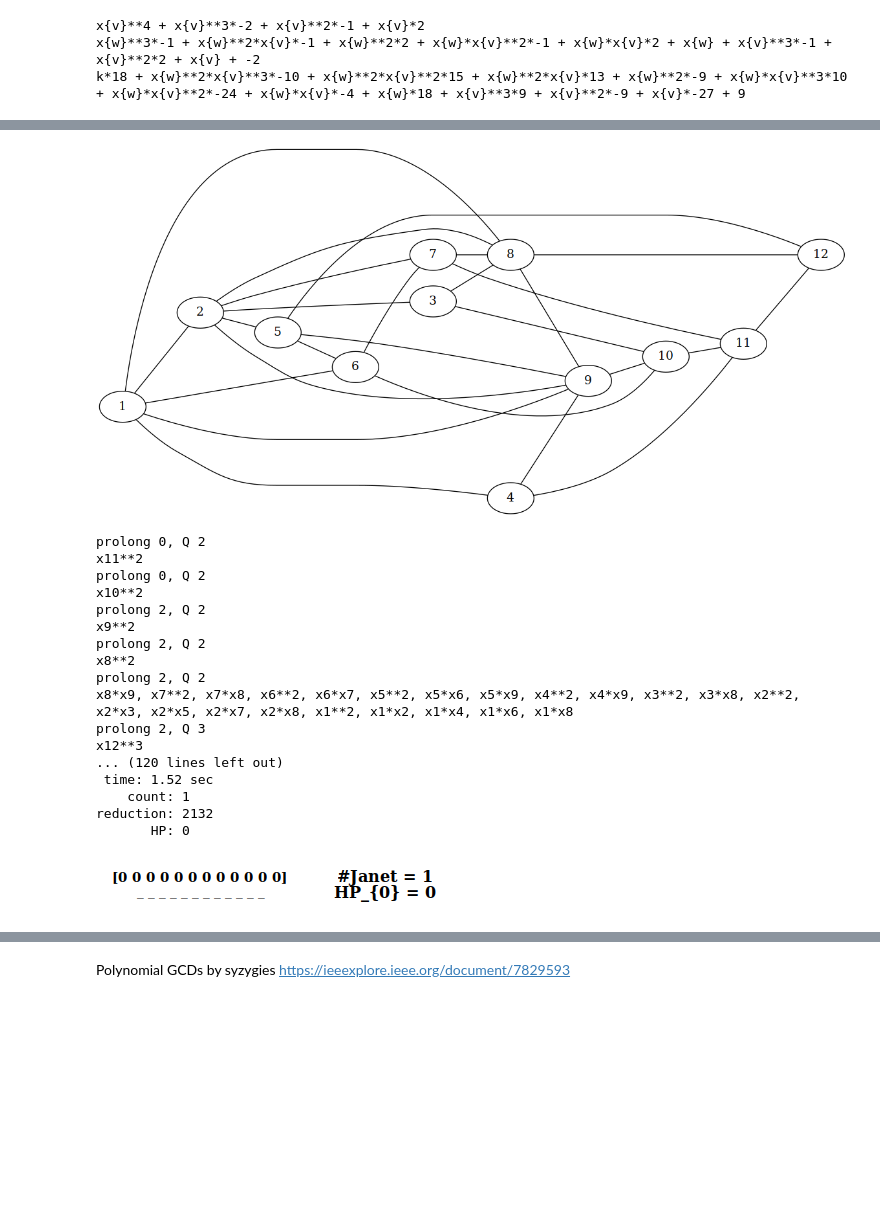
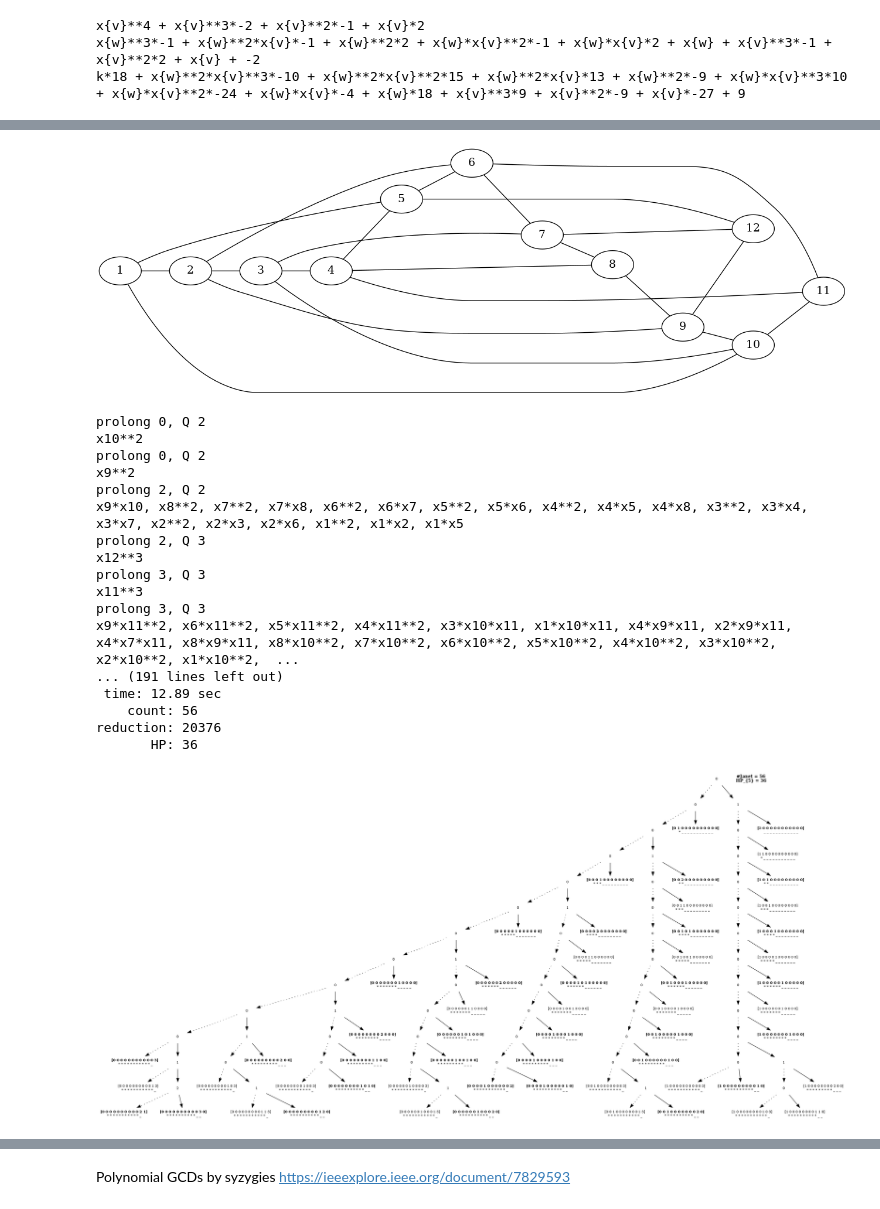
Before and after one commit to blinkovua/IDPO, a Jupyter notebook: poly_ring.ipynb, the cells around one changed output, grey strips where cells are left out. Drawn from its saved outputs; the diff is of its cells as text; code cells hidden in the pictures; blank space fills up the shorter version.

```diff
--- a/poly_ring.ipynb
+++ b/poly_ring.ipynb
@@ -628,35 +636,33 @@ C. Y. Chao and Z. Chen, On uniquely 3-colorable graphs, Discrete Math. 112 (1993
 # %%
 graph = (
-(1, 2, 4, 6, 8, 9),\
-(2, 3, 5, 7, 8, 9),\
-(3, 8, 10),\
-(4, 9, 11),\
-(5, 6, 9, 12),\
-(6, 7, 10),\
-(7, 8, 11),\
-(8, 9, 12),\
-(9, 10),\
+(1, 2, 5, 10),\
+(2, 3, 6, 9),\
+(3, 4, 7, 10),\
+(4, 5, 8, 11),\
+(5, 6, 12),\
+(6, 7, 11),\
+(7, 8, 12),\
+(8, 9),\
+(9, 10, 12),\
 (10, 11),\
-(11, 12),\
 )
 
 g, edge = gv.graph('grey'), {}
 gv.setv(g, 'rankdir', 'LR')
 for vs in graph:
     a = gv.node(g, str(vs[0]))
     if vs[0] not in edge: edge[vs[0]] = a
     for v in vs[1:]:
         if v not in edge: edge[v] = gv.node(g, str(v))
         gv.edge(a, edge[v])
 gv.layout(g, 'dot')
 gv.render(g, "png", 'grey.png')
 Image('grey.png')
 # %% [output]
-[figure, old version]
+[figure, new version]
 # %%
 Monom.cmp = Monom.TOPdeglex
-var = [f"x{vs[0]}" for vs in graph]
-var.append(f"x{graph[-1][-1]}")
+var = [f"x{vs}" for vs in range(1, 13)]
 fun = []
 Monom.init(var, fun)
 for i, g in enumerate(var):
@@ -665,8 +671,8 @@ test = Janet()
 lst = [eval(f"{v}**3 + {v}*-1") for v in var]
 # lst = [eval(f"{v}**4 + {v}**3*-2 + {v}**2*-1 + {v}*2") for v in var]
 for vs in graph:
+    w = vs[0]
     for v in vs[1:]:
-        w = vs[0]
         lst.append(eval(f"x{w}**2*-1 + x{w}*x{v}*-1 + x{v}**2*-1 + 1"))
 #         lst.append(eval(f"""x{w}**3*-1 + x{w}**2*x{v}*-1 + x{w}**2*2\
 # + x{w}*x{v}**2*-1 + x{w}*x{v}*2 + x{w} + x{v}**3*-1 + x{v}**2*2 + x{v} + -2"""))
@@ -681,24 +687,24 @@ print(f"       HP: {test.HP()}")
 test.saveImage('test.png', level=1)
 Image('./test.png')
 # %% [output]
-prolong 0, Q 2
-x11**2
 prolong 0, Q 2
 x10**2
-prolong 2, Q 2
+prolong 0, Q 2
 x9**2
 prolong 2, Q 2
-x8**2
-prolong 2, Q 2
-x8*x9, x7**2, x7*x8, x6**2, x6*x7, x5**2, x5*x6, x5*x9, x4**2, x4*x9, x3**2, x3*x8, x2**2, x2*x3, x2*x5, x2*x7, x2*x8, x1**2, x1*x2, x1*x4, x1*x6, x1*x8
+x9*x10, x8**2, x7**2, x7*x8, x6**2, x6*x7, x5**2, x5*x6, x4**2, x4*x5, x4*x8, x3**2, x3*x4, x3*x7, x2**2, x2*x3, x2*x6, x1**2, x1*x2, x1*x5
 prolong 2, Q 3
 x12**3
-... (120 lines left out)
- time: 1.52 sec
-    count: 1
-reduction: 2132
-       HP: 0
+prolong 3, Q 3
+x11**3
+prolong 3, Q 3
+x9*x11**2, x6*x11**2, x5*x11**2, x4*x11**2, x3*x10*x11, x1*x10*x11, x4*x9*x11, x2*x9*x11, x4*x7*x11, x8*x9*x11, x8*x10**2, x7*x10**2, x6*x10**2, x5*x10**2, x4*x10**2, x3*x10**2, x2*x10**2, x1*x10**2,  ...
+... (191 lines left out)
+ time: 12.89 sec
+    count: 56
+reduction: 20376
+       HP: 36
-[figure, old version]
+[figure, new version]
 # %%
 for w in test.GB():
     print(w.poly)
```
Also changed, not shown: parts of 26 cells of this notebook.
